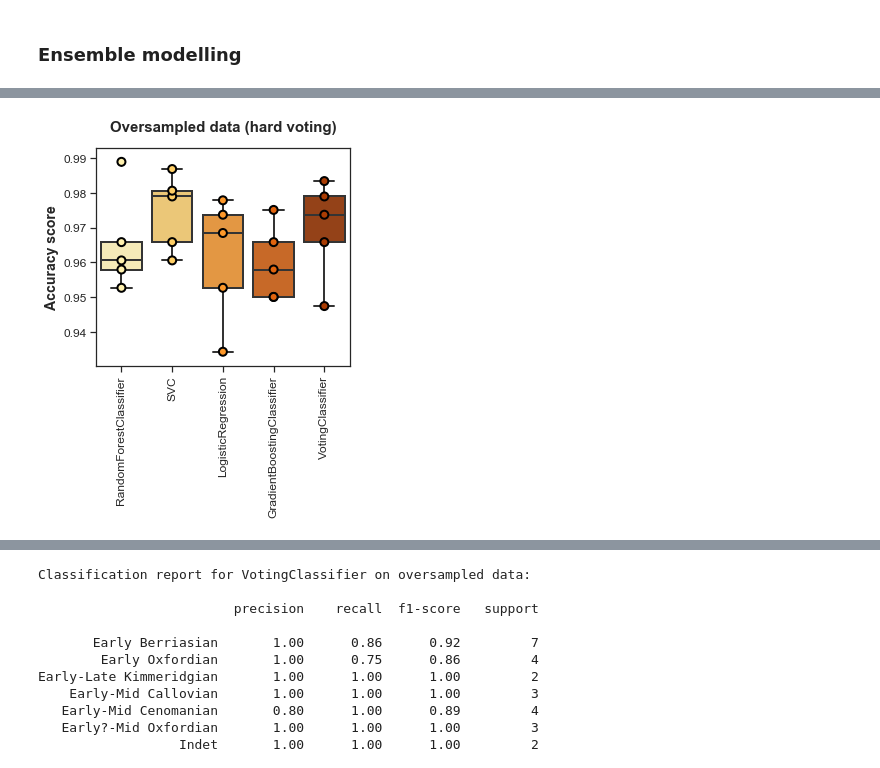
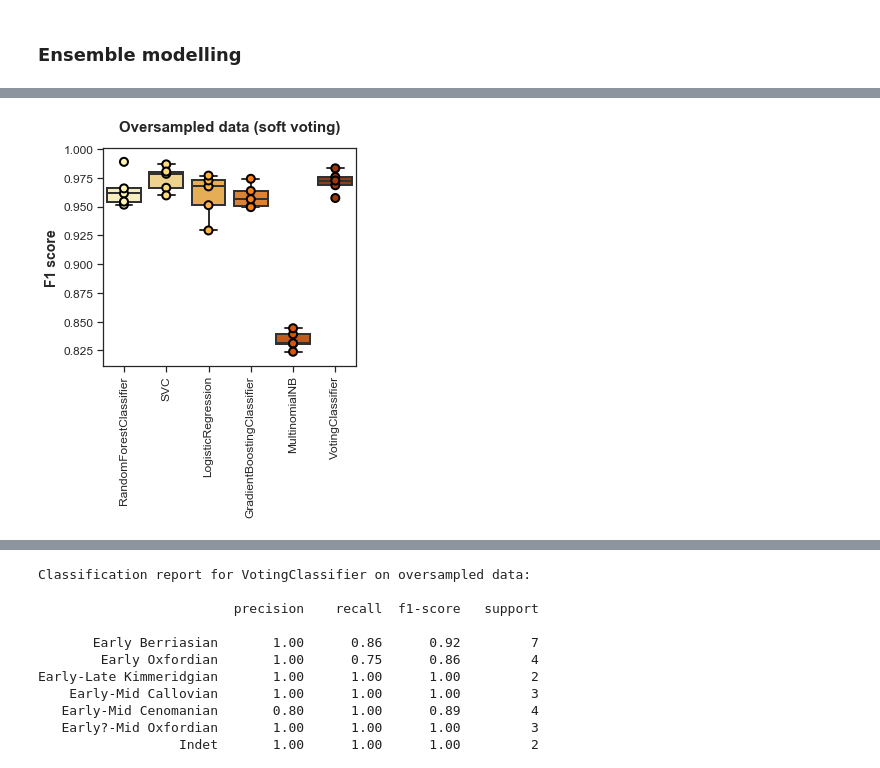
Before and after one commit to b3py0/Capstone-projects, a Jupyter notebook: Volve_final_capstone.ipynb, the cells around one changed output, grey strips where cells are left out. Saved outputs shown, nothing was run; the diff lists cells and outputs as text; code cells hidden in the pictures.

```diff
--- a/Volve_final_capstone.ipynb
+++ b/Volve_final_capstone.ipynb
@@ -3103,14 +3106,14 @@ volve_full = pd.read_csv('volve_full_predictions.csv')
 # volve.head()
 # %%
 ##Drop the rows with singletone classes in the AGE column
-volve_stages = volve_full.groupby('STAGE').filter(lambda x: len(x) >= 6).reset_index(drop=True) #filter rows based on condition.
-volve_stages['STAGE'].value_counts() #check correctly implemented
+# volve_stages = volve_full.groupby('STAGE').filter(lambda x: len(x) >= 6).reset_index(drop=True) #filter rows based on condition.
+# volve_stages['STAGE'].value_counts() #check correctly implemented
 
 ##list(volve_stages.columns)
-volve_stages.drop(['Unnamed: 0'], axis=1,inplace=True)
+# volve_stages.drop(['Unnamed: 0'], axis=1,inplace=True)
 
-info = volve_stages.iloc[:,:34] #info df of PCoA and predictions etc.
-data = volve_stages.iloc[:,34:] #data df of fossil features already scaled with Hellinger transformation.
+info = volve_stages.iloc[:,:33] #info df of PCoA and predictions etc.
+data = volve_stages.iloc[:,33:] #data df of fossil features already scaled with Hellinger transformation.
 # %%
 info.columns
 # %% [output]
@@ -3654,16 +3657,16 @@ from Susan Li (2018) blog post to incorporate the VotingClassifier
 '''
 ##Data with oversampling:
 
-models = [rfc1, svc1, lr1, gb1,
-           VotingClassifier(estimators=[('RFC', rfc1),('SVC', svc1), ('LR', lr1),('GB', gb1)],
-                            voting='hard')]
+models = [rfc1, svc1, lr1, gb1,nb1,
+           VotingClassifier(estimators=[('RFC', rfc1),('SVC', svc1), ('LR', lr1),('GB', gb1),('NB', nb1)],
+                            voting='soft')]
 
 CV = 5
 cv_df = pd.DataFrame(index=range(CV * len(models)))
 entries = []
 for model in models:
     model_name = model.__class__.__name__
-    accuracies = cross_val_score(model, X_resampled, y_resampled, scoring='accuracy', cv=CV, n_jobs=4)
-    for fold_idx, accuracy in enumerate(accuracies):
-        entries.append((model_name, fold_idx, accuracy))
-cv_df = pd.DataFrame(entries, columns=['model_name','fold_idx', 'accuracy'])
+    scores = cross_val_score(model, X_resampled, y_resampled, scoring='f1_weighted', cv=CV, n_jobs=4)
+    for fold_idx, score in enumerate(scores):
+        entries.append((model_name, fold_idx, score))
+cv_df = pd.DataFrame(entries, columns=['model_name','fold_idx', 'f1_weighted'])
@@ -3670,23 +3683,23 @@ cv_df = pd.DataFrame(entries, columns=['model_name','fold_idx', 'accuracy'])
 # %%
 ##Plot the results
 
 fig, ax = plt.subplots(figsize=(10,4))
 sns.set(style="ticks")
 
 plt.subplot(121)
-ax = sns.boxplot(x='model_name', y='accuracy', data=cv_df, palette='YlOrBr', linewidth=2)
-ax = sns.stripplot(x='model_name', y='accuracy', data=cv_df, size=8,
+ax = sns.boxplot(x='model_name', y='f1_weighted', data=cv_df, palette='YlOrBr', linewidth=2)
+ax = sns.stripplot(x='model_name', y='f1_weighted', data=cv_df, size=8,
                    jitter=False, edgecolor="black",linewidth=2, palette='YlOrBr')
 ax.set_xticklabels(ax.get_xticklabels(),rotation=90)
-ax.axes.set_title('Oversampled data (hard voting)',weight='bold', fontsize=15, y=1.05)
-ax.set_ylabel('Accuracy score',fontsize=14, weight='bold')
+ax.axes.set_title('Oversampled data (soft voting)',weight='bold', fontsize=15, y=1.05)
+ax.set_ylabel('F1 score',fontsize=14, weight='bold')
 ax.set_xlabel('')
 ax.tick_params(labelsize=12)
 
 plt.show()
-# plt.savefig('Model_comparisons_training_data_ALL_models_oversampling.png',dpi=400,bbox_inches='tight')
+# plt.savefig('Model_comparisons_training_data_ALL_models_oversampling_soft.png',dpi=400,bbox_inches='tight')
 # %% [output]
-[figure, old version]
+[figure, new version]
 # %%
 ##Check the accuracy of the models:
 
```
Also changed, not shown: parts of 12 cells of this notebook.
